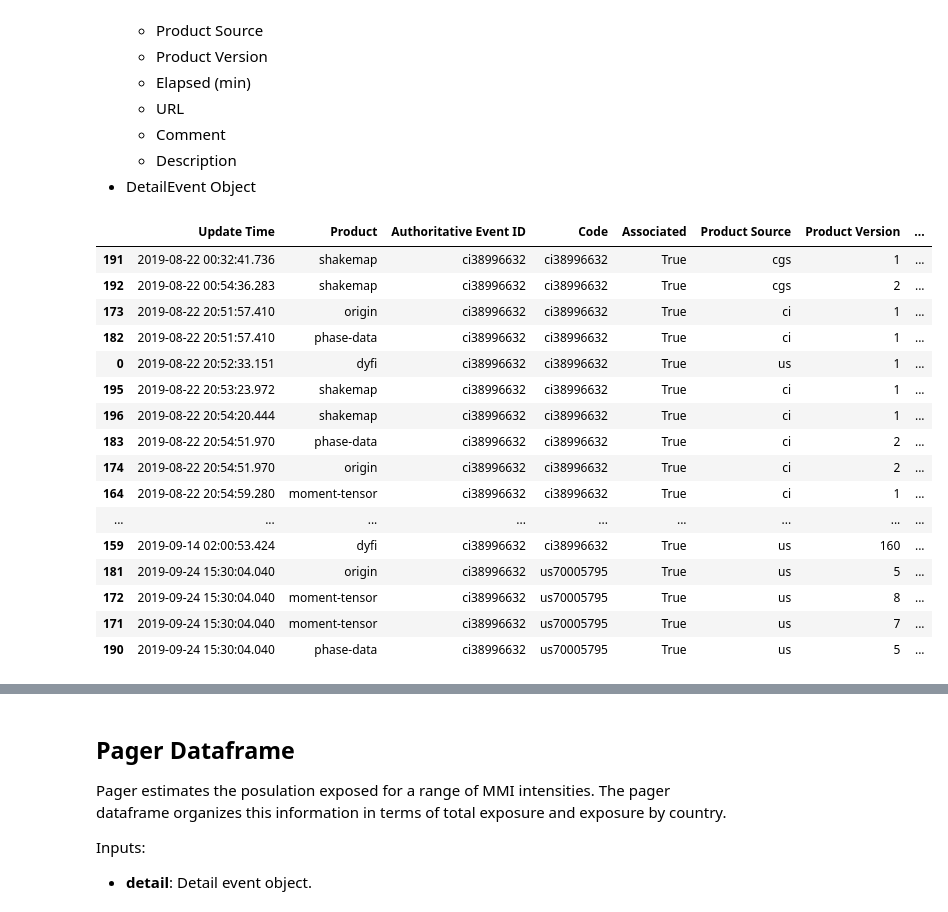
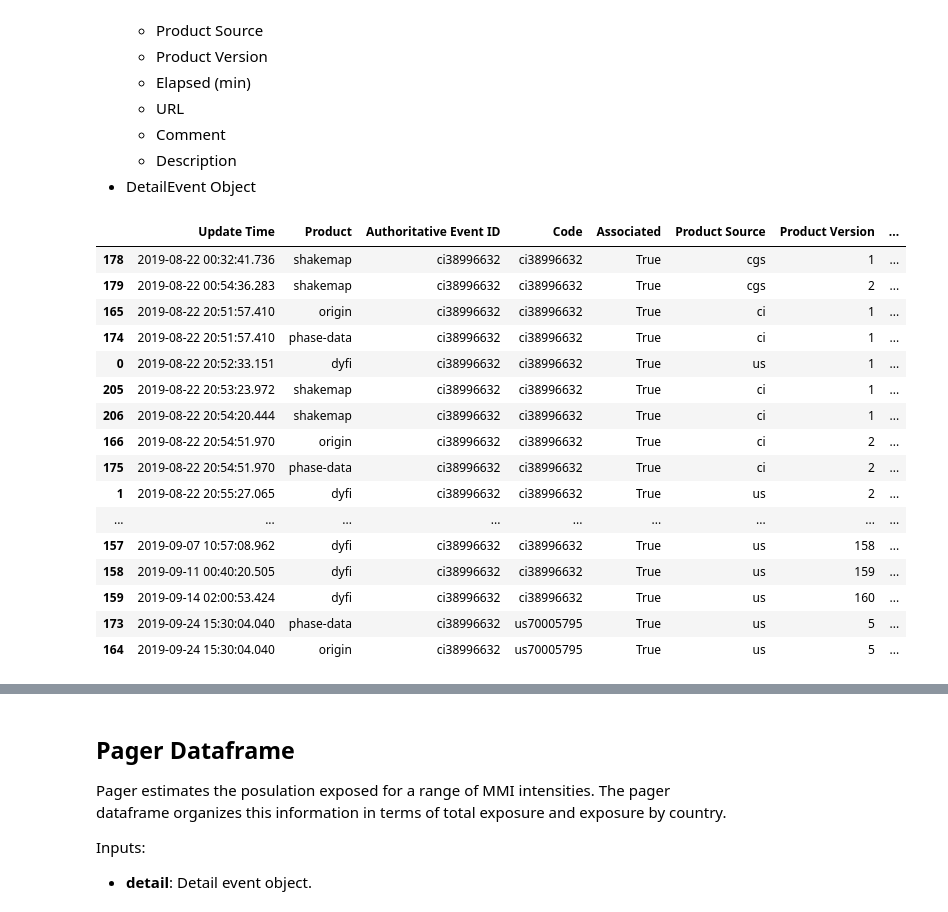
Before and after one commit to usgs/libcomcat, a Jupyter notebook: notebooks/Dataframes.ipynb, the cells around one changed output, grey strips where cells are left out. Cells and saved outputs as stored; diff of their text form; code cells hidden in the pictures.

```diff
--- a/notebooks/Dataframes.ipynb
+++ b/notebooks/Dataframes.ipynb
@@ -188,27 +184,24 @@ Returns:
 - DetailEvent Object
 # %%
 history_event = get_event_by_id('ci38996632', includesuperseded=True)
-history_df = get_history_data_frame(history_event, ['dyfi', 'finite-fault',
-            'focal-mechanism', 'ground-failure',
-            'losspager', 'moment-tensor',
-            'oaf', 'origin', 'phase-data',
+history_df = get_history_data_frame(history_event, ['dyfi', 'oaf', 'origin', 'phase-data',
             'shakemap'])
 display(HTML(history_df[0].to_html()))
 # %% [output]
 |  | Update Time | Product | Authoritative Event ID | Code | Associated | Product Source | Product Version | ... |
-| 191 | 2019-08-22 00:32:41.736 | shakemap | ci38996632 | ci38996632 | True | cgs | 1 | ... |
-| 192 | 2019-08-22 00:54:36.283 | shakemap | ci38996632 | ci38996632 | True | cgs | 2 | ... |
-| 173 | 2019-08-22 20:51:57.410 | origin | ci38996632 | ci38996632 | True | ci | 1 | ... |
-| 182 | 2019-08-22 20:51:57.410 | phase-data | ci38996632 | ci38996632 | True | ci | 1 | ... |
+| 178 | 2019-08-22 00:32:41.736 | shakemap | ci38996632 | ci38996632 | True | cgs | 1 | ... |
+| 179 | 2019-08-22 00:54:36.283 | shakemap | ci38996632 | ci38996632 | True | cgs | 2 | ... |
+| 165 | 2019-08-22 20:51:57.410 | origin | ci38996632 | ci38996632 | True | ci | 1 | ... |
+| 174 | 2019-08-22 20:51:57.410 | phase-data | ci38996632 | ci38996632 | True | ci | 1 | ... |
 | 0 | 2019-08-22 20:52:33.151 | dyfi | ci38996632 | ci38996632 | True | us | 1 | ... |
-| 195 | 2019-08-22 20:53:23.972 | shakemap | ci38996632 | ci38996632 | True | ci | 1 | ... |
-| 196 | 2019-08-22 20:54:20.444 | shakemap | ci38996632 | ci38996632 | True | ci | 1 | ... |
-| 183 | 2019-08-22 20:54:51.970 | phase-data | ci38996632 | ci38996632 | True | ci | 2 | ... |
-| 174 | 2019-08-22 20:54:51.970 | origin | ci38996632 | ci38996632 | True | ci | 2 | ... |
-| 164 | 2019-08-22 20:54:59.280 | moment-tensor | ci38996632 | ci38996632 | True | ci | 1 | ... |
+| 205 | 2019-08-22 20:53:23.972 | shakemap | ci38996632 | ci38996632 | True | ci | 1 | ... |
+| 206 | 2019-08-22 20:54:20.444 | shakemap | ci38996632 | ci38996632 | True | ci | 1 | ... |
+| 166 | 2019-08-22 20:54:51.970 | origin | ci38996632 | ci38996632 | True | ci | 2 | ... |
+| 175 | 2019-08-22 20:54:51.970 | phase-data | ci38996632 | ci38996632 | True | ci | 2 | ... |
+| 1 | 2019-08-22 20:55:27.065 | dyfi | ci38996632 | ci38996632 | True | us | 2 | ... |
 | ... | ... | ... | ... | ... | ... | ... | ... | ... |
+| 157 | 2019-09-07 10:57:08.962 | dyfi | ci38996632 | ci38996632 | True | us | 158 | ... |
+| 158 | 2019-09-11 00:40:20.505 | dyfi | ci38996632 | ci38996632 | True | us | 159 | ... |
 | 159 | 2019-09-14 02:00:53.424 | dyfi | ci38996632 | ci38996632 | True | us | 160 | ... |
-| 181 | 2019-09-24 15:30:04.040 | origin | ci38996632 | us70005795 | True | us | 5 | ... |
-| 172 | 2019-09-24 15:30:04.040 | moment-tensor | ci38996632 | us70005795 | True | us | 8 | ... |
-| 171 | 2019-09-24 15:30:04.040 | moment-tensor | ci38996632 | us70005795 | True | us | 7 | ... |
-| 190 | 2019-09-24 15:30:04.040 | phase-data | ci38996632 | us70005795 | True | us | 5 | ... |
+| 173 | 2019-09-24 15:30:04.040 | phase-data | ci38996632 | us70005795 | True | us | 5 | ... |
+| 164 | 2019-09-24 15:30:04.040 | origin | ci38996632 | us70005795 | True | us | 5 | ... |
```
Also changed, not shown: parts of 12 cells of this notebook, 2 other files.
